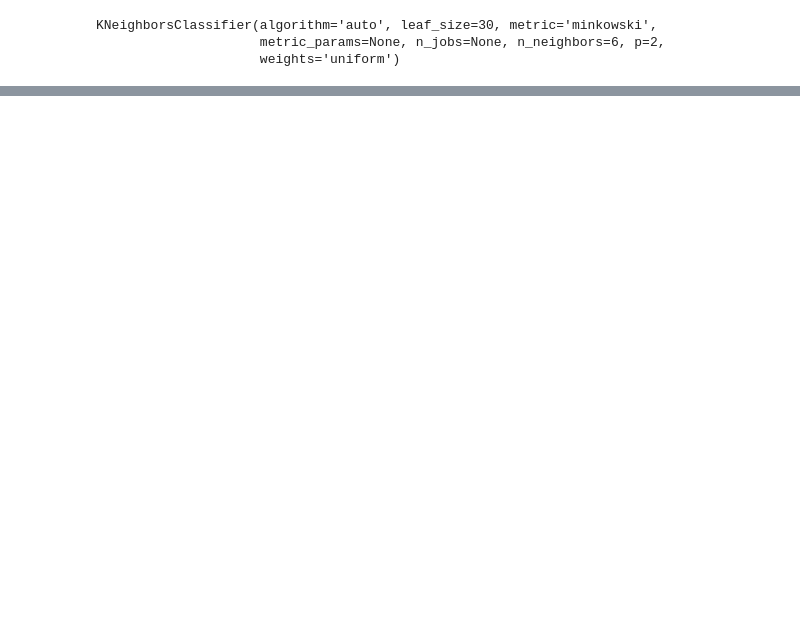
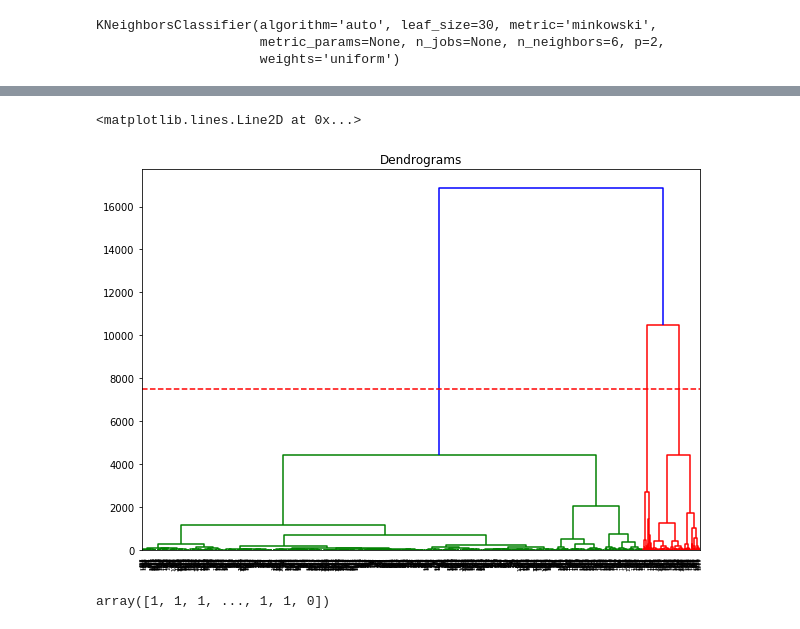
Before and after one commit to Ferdib-Al-Islam/crime-data-visualization-and-analysis, a Jupyter notebook: sowrozit_crime_tamilnadu.ipynb, the cells around one changed output, grey strips where cells are left out. Saved outputs shown, nothing was run; the diff lists cells and outputs as text; code cells hidden in the pictures; blank space fills up the shorter version.

```diff
--- a/sowrozit_crime_tamilnadu.ipynb
+++ b/sowrozit_crime_tamilnadu.ipynb
@@ -356,0 +366,18 @@ weighted avg       0.18      0.19      0.17       432
+# %%
+#
+
+plt.figure(figsize=(10, 7))
+plt.title("Dendrograms")
+dend = shc.dendrogram(shc.linkage(data_copy, method='ward'))
+plt.axhline(y=7500, color='r', linestyle='--')
+# %% [output]
+<matplotlib.lines.Line2D at 0x...>
+[figure, added]
+# %%
+#
+
+from sklearn.cluster import AgglomerativeClustering
+cluster = AgglomerativeClustering(n_clusters=2, affinity='euclidean', linkage='ward')
+cluster.fit_predict(data_copy)
+# %% [output]
+array([1, 1, 1, ..., 1, 1, 0])
```
Also changed, not shown: parts of 17 cells of this notebook.
